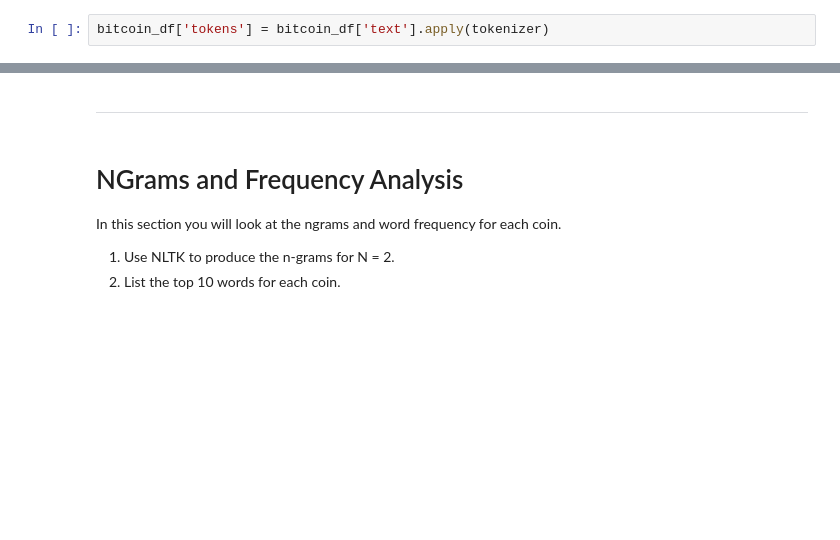
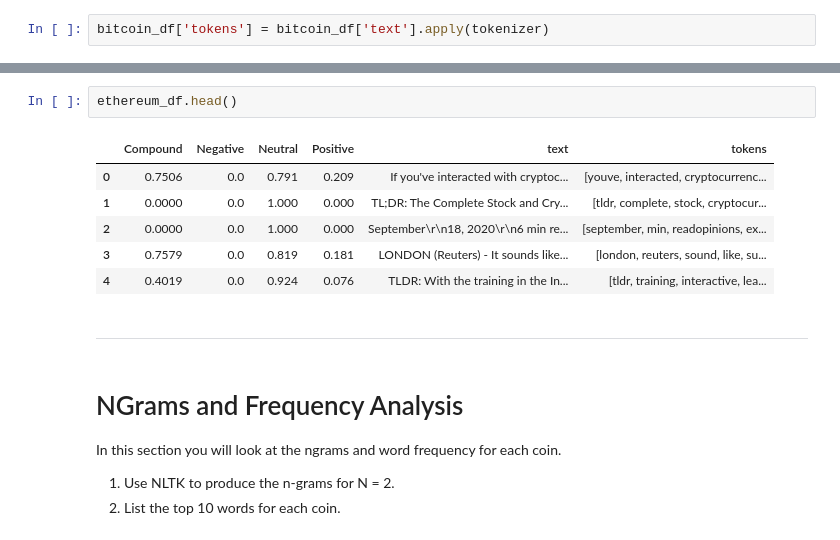
Before and after one commit to Bcastillo44/natural-language-homework, a Jupyter notebook: Starter_Code/crypto_sentiment.ipynb, the cells around one changed output, grey strips where cells are left out. Drawn from its saved outputs; the diff is of its cells as text; blank space fills up the shorter version.

```diff
--- a/Starter_Code/crypto_sentiment.ipynb
+++ b/Starter_Code/crypto_sentiment.ipynb
@@ -273,3 +257,12 @@ NameError: name 'string' is not defined
+# %%
+ethereum_df.head()
+# %% [output]
+|  | Compound | Negative | Neutral | Positive | text | tokens |
+| 0 | 0.7506 | 0.0 | 0.791 | 0.209 | If you've interacted with cryptoc... | [youve, interacted, cryptocurrenc... |
+| 1 | 0.0000 | 0.0 | 1.000 | 0.000 | TL;DR: The Complete Stock and Cry... | [tldr, complete, stock, cryptocur... |
+| 2 | 0.0000 | 0.0 | 1.000 | 0.000 | September\r\n18, 2020\r\n6 min re... | [september, min, readopinions, ex... |
+| 3 | 0.7579 | 0.0 | 0.819 | 0.181 | LONDON (Reuters) - It sounds like... | [london, reuters, sound, like, su... |
+| 4 | 0.4019 | 0.0 | 0.924 | 0.076 | TLDR: With the training in the In... | [tldr, training, interactive, lea... |
 # %% [markdown]
 ---
 # %% [markdown]
```
Also changed, not shown: parts of 42 cells of this notebook.
